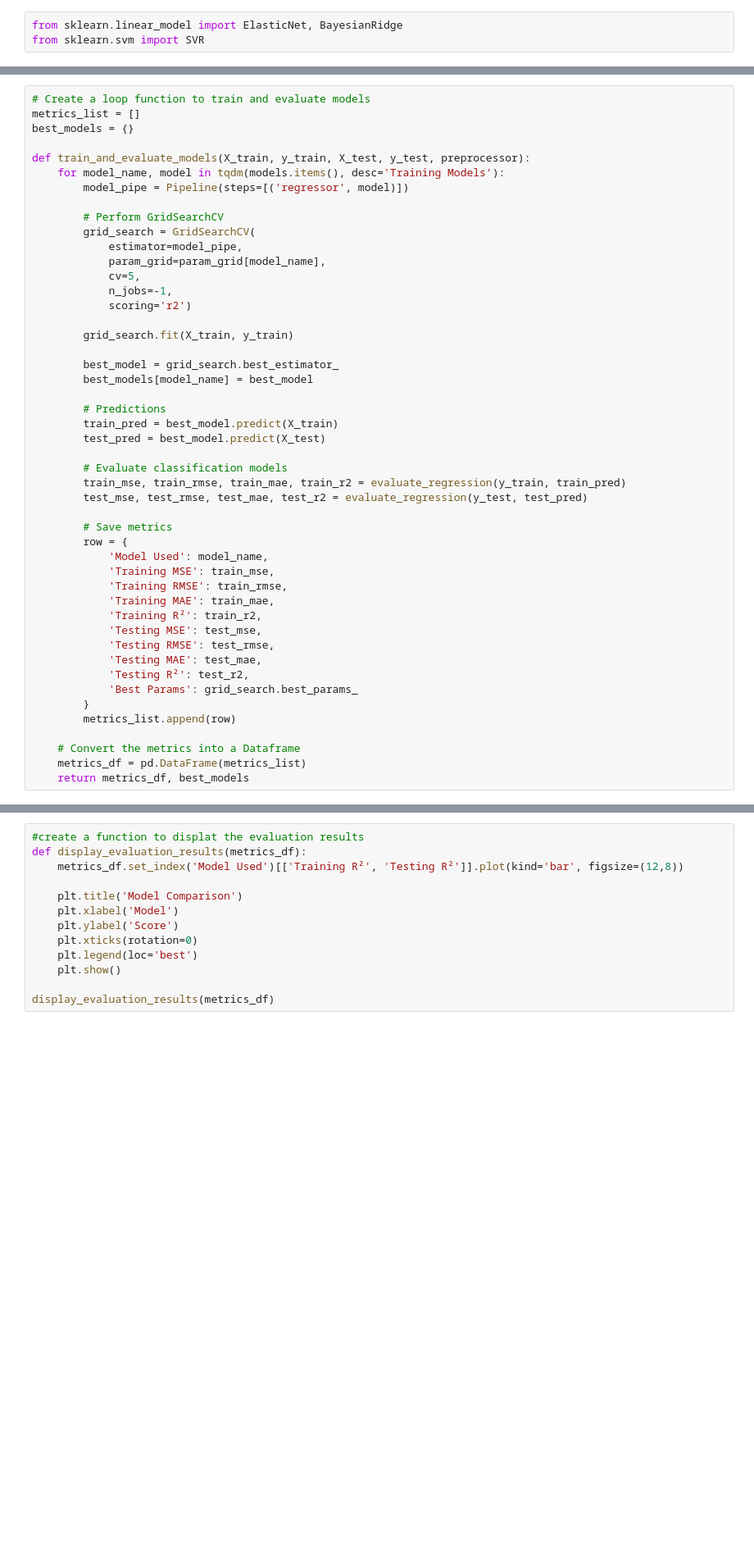
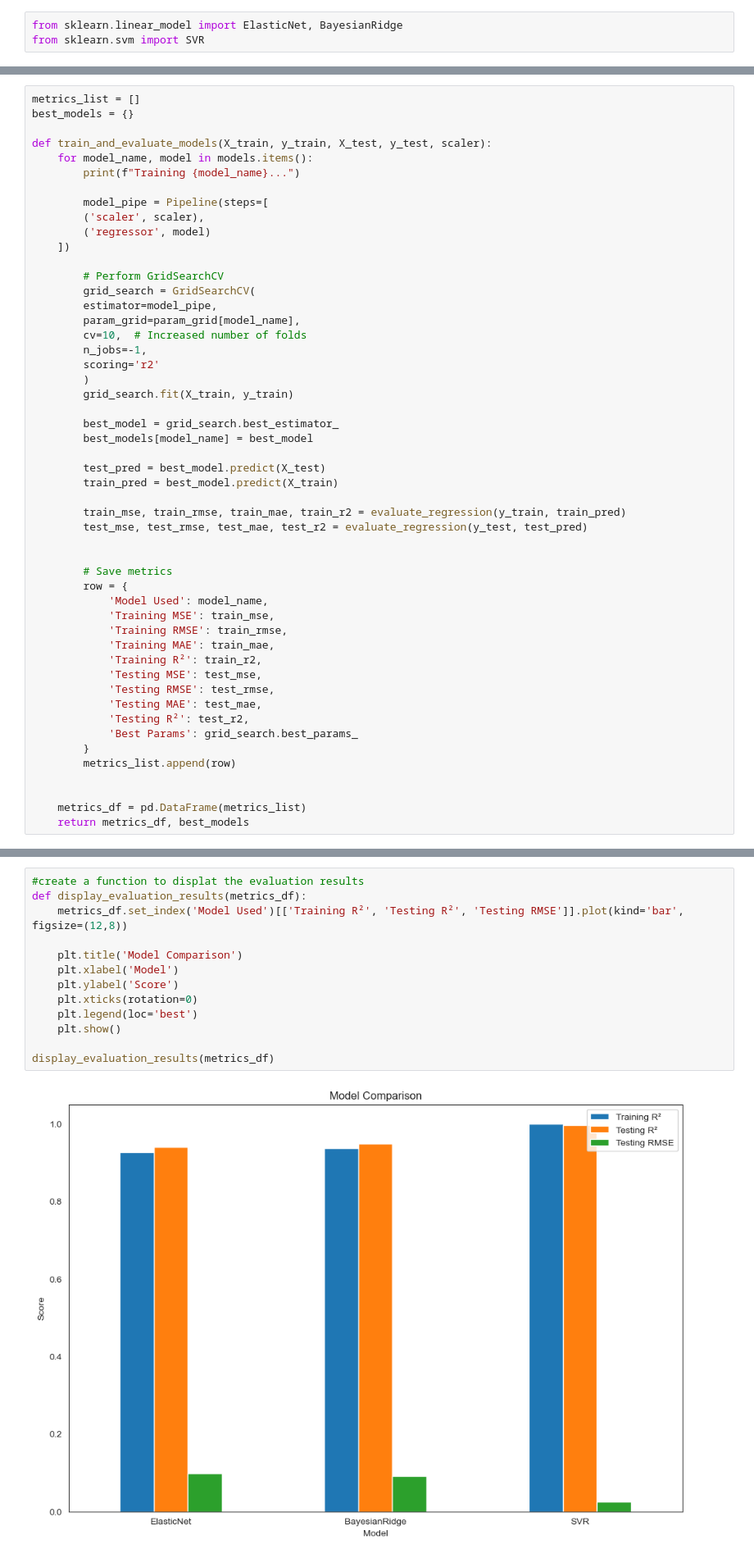
Before and after one commit to shintaronakamura28/Housing_sale_price_prediction, a Jupyter notebook: analysis_using_top_features.ipynb, the cells around one changed output, grey strips where cells are left out. Shown at 82% size. Drawn from its saved outputs; the diff is of its cells as text; blank space fills up the shorter version.

Commit message:
updated the learning curve and model comparison

```diff
--- a/analysis_using_top_features.ipynb
+++ b/analysis_using_top_features.ipynb
@@ -315,34 +549,37 @@ param_grid = {
     }
 }
 # %%
-# Create a loop function to train and evaluate models
 metrics_list = []
 best_models = {}
 
-def train_and_evaluate_models(X_train, y_train, X_test, y_test, preprocessor):
-    for model_name, model in tqdm(models.items(), desc='Training Models'):
-        model_pipe = Pipeline(steps=[('regressor', model)])
+def train_and_evaluate_models(X_train, y_train, X_test, y_test, scaler):
+    for model_name, model in models.items():
+        print(f"Training {model_name}...")
+
+        model_pipe = Pipeline(steps=[
+        ('scaler', scaler),
+        ('regressor', model)
+    ])
 
         # Perform GridSearchCV
         grid_search = GridSearchCV(
-            estimator=model_pipe,
-            param_grid=param_grid[model_name],
-            cv=5,
-            n_jobs=-1,
-            scoring='r2')
-
+        estimator=model_pipe,
+        param_grid=param_grid[model_name],
+        cv=10,  # Increased number of folds
+        n_jobs=-1,
+        scoring='r2'
+        )
         grid_search.fit(X_train, y_train)
 
         best_model = grid_search.best_estimator_
         best_models[model_name] = best_model
 
-        # Predictions
+        test_pred = best_model.predict(X_test)
         train_pred = best_model.predict(X_train)
-        test_pred = best_model.predict(X_test)
 
-        # Evaluate classification models
         train_mse, train_rmse, train_mae, train_r2 = evaluate_regression(y_train, train_pred)
         test_mse, test_rmse, test_mae, test_r2 = evaluate_regression(y_test, test_pred)
+
 
         # Save metrics
         row = {
@@ -359,7 +596,7 @@ def train_and_evaluate_models(X_train, y_train, X_test, y_test, preprocessor):
         }
         metrics_list.append(row)
 
-    # Convert the metrics into a Dataframe
+
     metrics_df = pd.DataFrame(metrics_list)
     return metrics_df, best_models
 # %%
@@ -368,13 +613,15 @@ metrics_df
 # %%
 #create a function to displat the evaluation results
 def display_evaluation_results(metrics_df):
-    metrics_df.set_index('Model Used')[['Training R²', 'Testing R²']].plot(kind='bar', figsize=(12,8))
+    metrics_df.set_index('Model Used')[['Training R²', 'Testing R²', 'Testing RMSE']].plot(kind='bar', figsize=(12,8))
 
     plt.title('Model Comparison')
     plt.xlabel('Model')
     plt.ylabel('Score')
     plt.xticks(rotation=0)
     plt.legend(loc='best')
     plt.show()
 
 display_evaluation_results(metrics_df)
+# %% [output]
+[figure, added]
```
Also changed, not shown: parts of 30 cells of this notebook.
